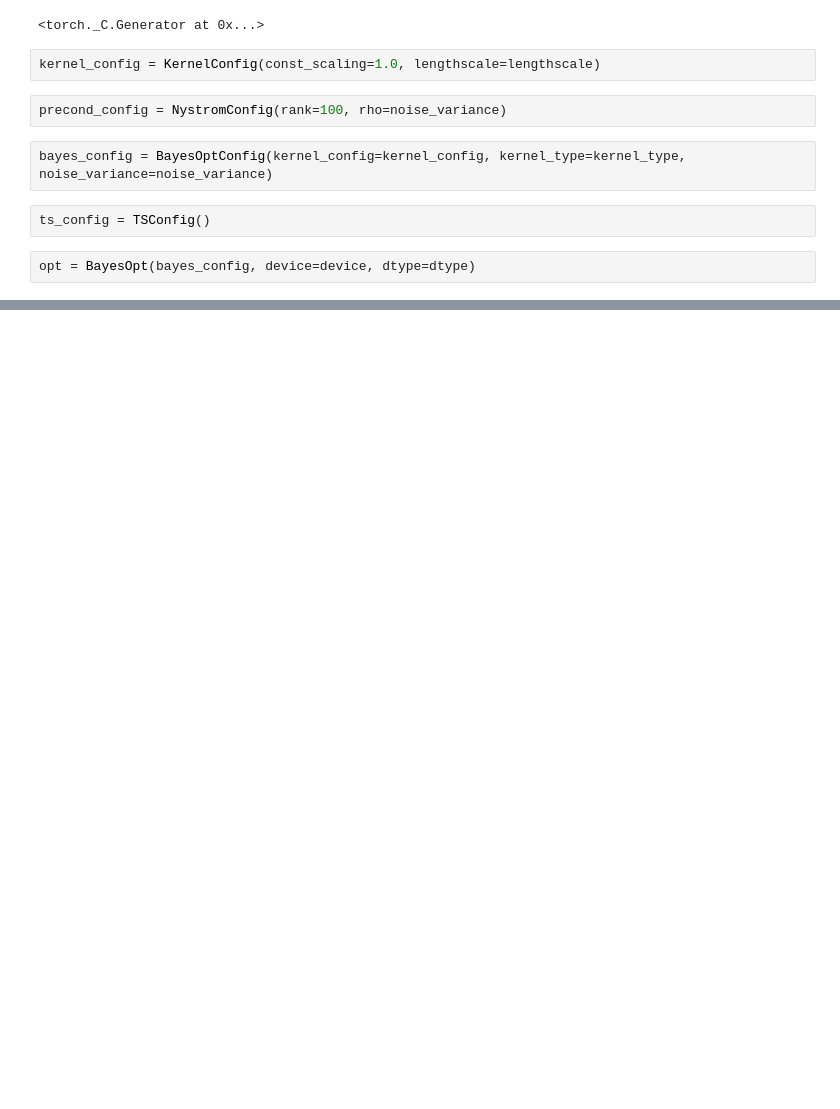
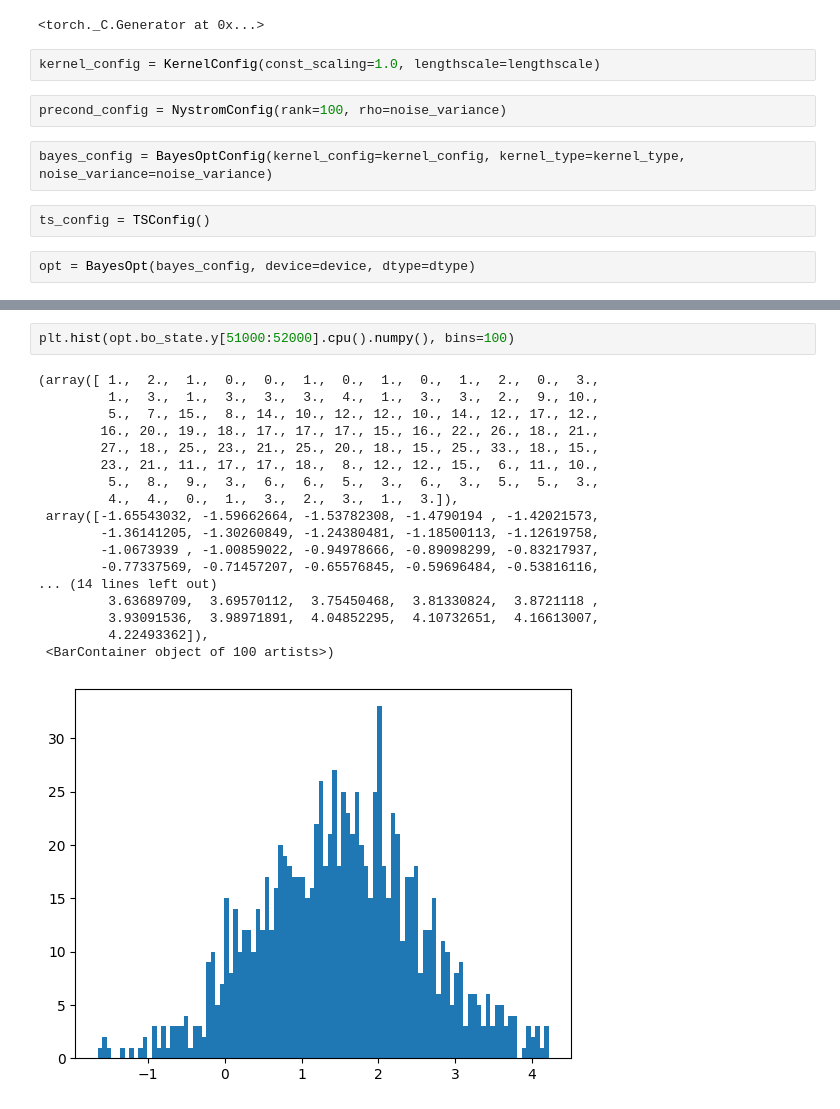
Before and after one commit to pratikrathore8/scalable_gp_inference, a Jupyter notebook: bayes_opt.ipynb, the cells around one changed output, grey strips where cells are left out. Saved outputs shown, nothing was run; the diff lists cells and outputs as text; blank space fills up the shorter version.

```diff
--- a/bayes_opt.ipynb
+++ b/bayes_opt.ipynb
@@ -96,0 +115,21 @@ plt.hist(opt.bo_state.y[50000:].cpu().numpy(), bins=100)
+# %%
+plt.hist(opt.bo_state.y[51000:52000].cpu().numpy(), bins=100)
+# %% [output]
+(array([ 1.,  2.,  1.,  0.,  0.,  1.,  0.,  1.,  0.,  1.,  2.,  0.,  3.,
+         1.,  3.,  1.,  3.,  3.,  3.,  4.,  1.,  3.,  3.,  2.,  9., 10.,
+         5.,  7., 15.,  8., 14., 10., 12., 12., 10., 14., 12., 17., 12.,
+        16., 20., 19., 18., 17., 17., 17., 15., 16., 22., 26., 18., 21.,
+        27., 18., 25., 23., 21., 25., 20., 18., 15., 25., 33., 18., 15.,
+        23., 21., 11., 17., 17., 18.,  8., 12., 12., 15.,  6., 11., 10.,
+         5.,  8.,  9.,  3.,  6.,  6.,  5.,  3.,  6.,  3.,  5.,  5.,  3.,
+         4.,  4.,  0.,  1.,  3.,  2.,  3.,  1.,  3.]),
+ array([-1.65543032, -1.59662664, -1.53782308, -1.4790194 , -1.42021573,
+        -1.36141205, -1.30260849, -1.24380481, -1.18500113, -1.12619758,
+        -1.0673939 , -1.00859022, -0.94978666, -0.89098299, -0.83217937,
+        -0.77337569, -0.71457207, -0.65576845, -0.59696484, -0.53816116,
+... (14 lines left out)
+         3.63689709,  3.69570112,  3.75450468,  3.81330824,  3.8721118 ,
+         3.93091536,  3.98971891,  4.04852295,  4.10732651,  4.16613007,
+         4.22493362]),
+ <BarContainer object of 100 artists>)
+[figure, added]
```
Also changed, not shown: parts of 16 cells of this notebook, 1 other file.
